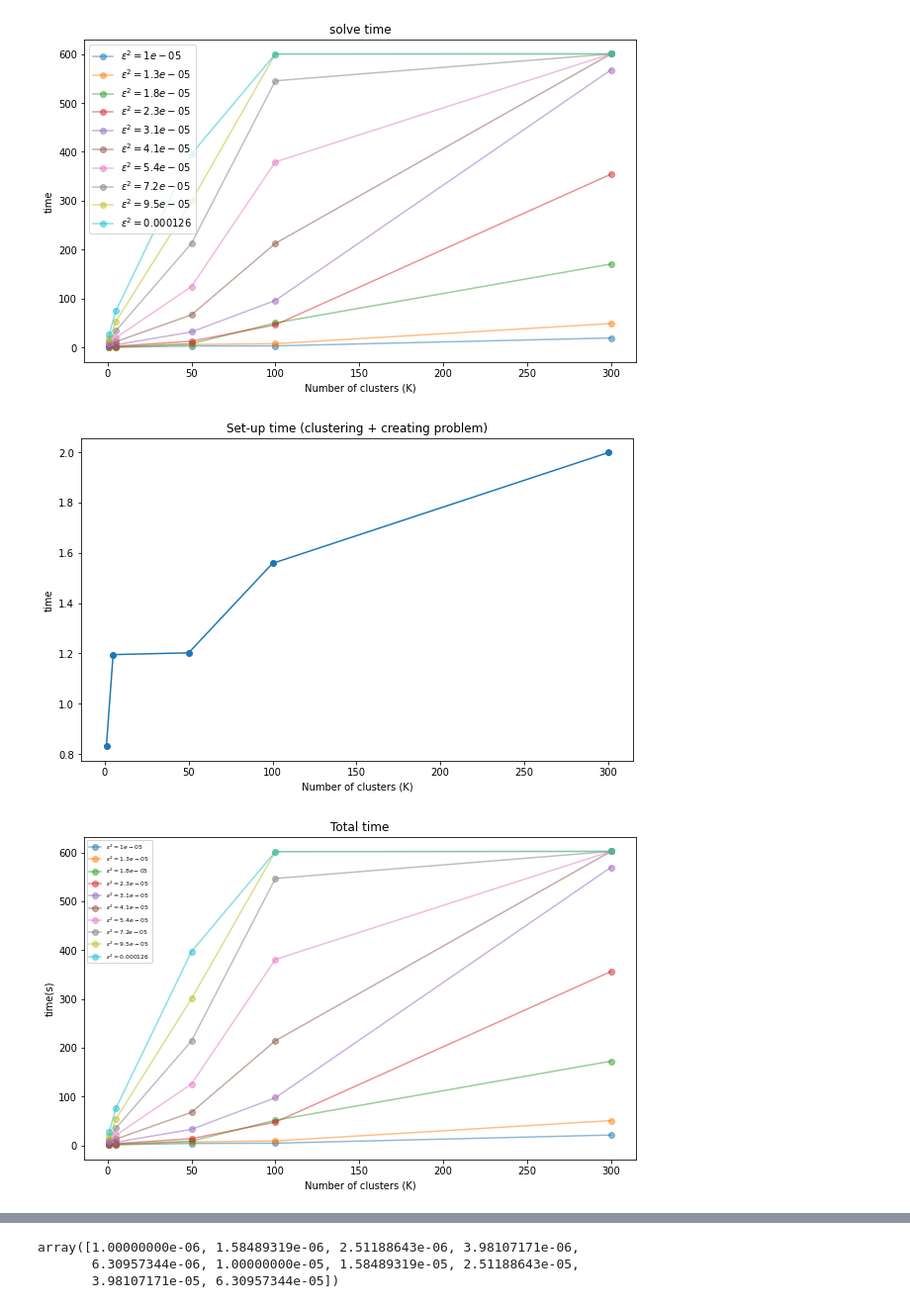
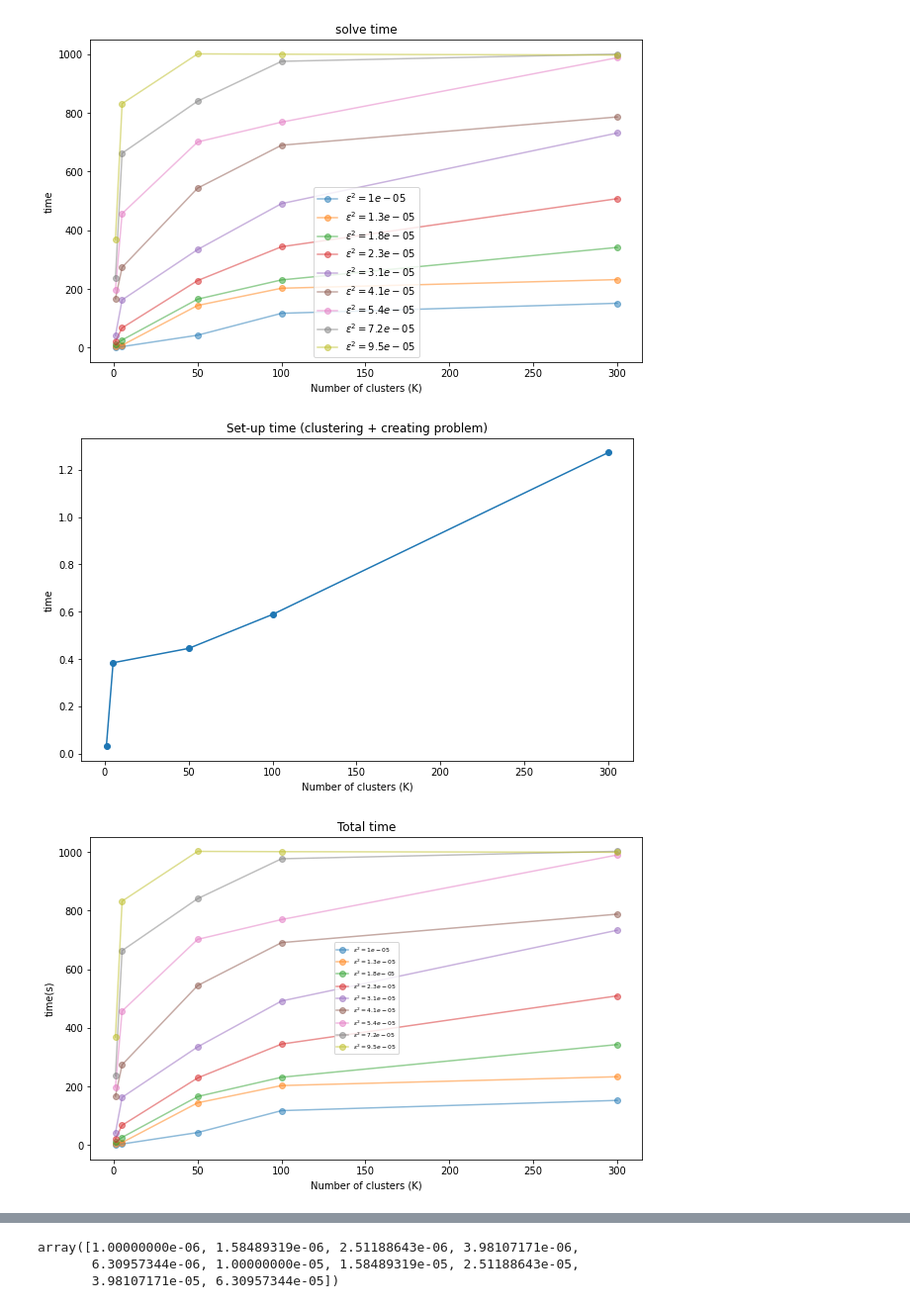
Before and after one commit to stellatogrp/mro_experiments, a Jupyter notebook: portfolio/MIP/m50_K300_r10/plotsMIP.ipynb, the cells around one changed output, grey strips where cells are left out. Shown at 99% size. Drawn from its saved outputs; the diff is of its cells as text; code cells hidden in the pictures.

Commit message:
plots

```diff
--- a/portfolio/MIP/m50_K300_r10/plotsMIP.ipynb
+++ b/portfolio/MIP/m50_K300_r10/plotsMIP.ipynb
@@ -35,7 +35,7 @@ colors = ["tab:blue", "tab:orange", "tab:green",
           "tab:red", "tab:purple", "tab:brown", "tab:pink", "tab:grey", "tab:olive","tab:blue", "tab:orange", "tab:green",
           "tab:red", "tab:purple", "tab:brown", "tab:pink", "tab:grey", "tab:olive"]
 # %%
-x_sols = np.load("x.npy")
+x_sols = np.load("x_sols.npy")
 Opt_vals = np.load("Opt_vals.npy")
 eval_vals = np.load("eval_vals.npy")
 probs= np.load("probs.npy")
@@ -47,8 +47,8 @@ K_nums = np.array([1,5,50,100,300])
 K_tot = K_nums.size  # Total number of clusters we consider
 N_tot = 300
 M = 10
-R = 5           # Total times we repeat experiment to estimate final probabilty
-m = 40
+R = 10           # Total times we repeat experiment to estimate final probabilty
+m = 50
 eps_min = -5    # minimum epsilon we consider
 eps_max = -3.9       # maximum epsilon we consider
 eps_nums = np.linspace(eps_min,eps_max,M)
@@ -127,34 +127,34 @@ plt.show()
 # %%
 plt.figure(figsize=(10, 6))
-for eps_count, eps in enumerate(eps_nums):
+for eps_count, eps in enumerate(eps_nums[:-1]):
     plt.plot(K_nums,np.mean(solvetimes[:,:,:],axis = 2)[:,eps_count],linestyle='-', marker='o', label = "$\epsilon^2 = {}$".format(round(eps,6)), alpha = 0.5)
     plt.xlabel("Number of clusters (K)")
 
 plt.ylabel("time")
 plt.title("solve time")
 #plt.yscale("log")
 plt.legend()
 plt.show()
 
 plt.figure(figsize=(10, 6))
 plt.plot(K_nums,np.mean(setuptimes,axis = 1),linestyle='-', marker='o')
 plt.xlabel("Number of clusters (K)")
 plt.ylabel("time")
 plt.title("Set-up time (clustering + creating problem)")
 plt.show()
 
 plt.figure(figsize=(10, 6))
-for eps_count, eps in enumerate(eps_nums):
+for eps_count, eps in enumerate(eps_nums[:-1]):
     plt.plot(K_nums[:],np.mean(setuptimes[:,:],axis = 1) + np.mean(solvetimes[:,:,:],axis = 2)[:,eps_count],linestyle='-', marker='o', label = "$\epsilon^2 = {}$".format(round(eps,6)), alpha = 0.5)
     plt.xlabel("Number of clusters (K)")
 
 plt.ylabel("time(s)")
 plt.title("Total time")
 #plt.yscale("log")
 plt.legend(fontsize=6)
 plt.show()
 # %% [output]
-[figure, old version]
+[figure, new version]
-[figure, old version]
+[figure, new version]
-[figure, old version]
+[figure, new version]
 # %%
```
Also changed, not shown: parts of 3 cells of this notebook, 40 other files.
